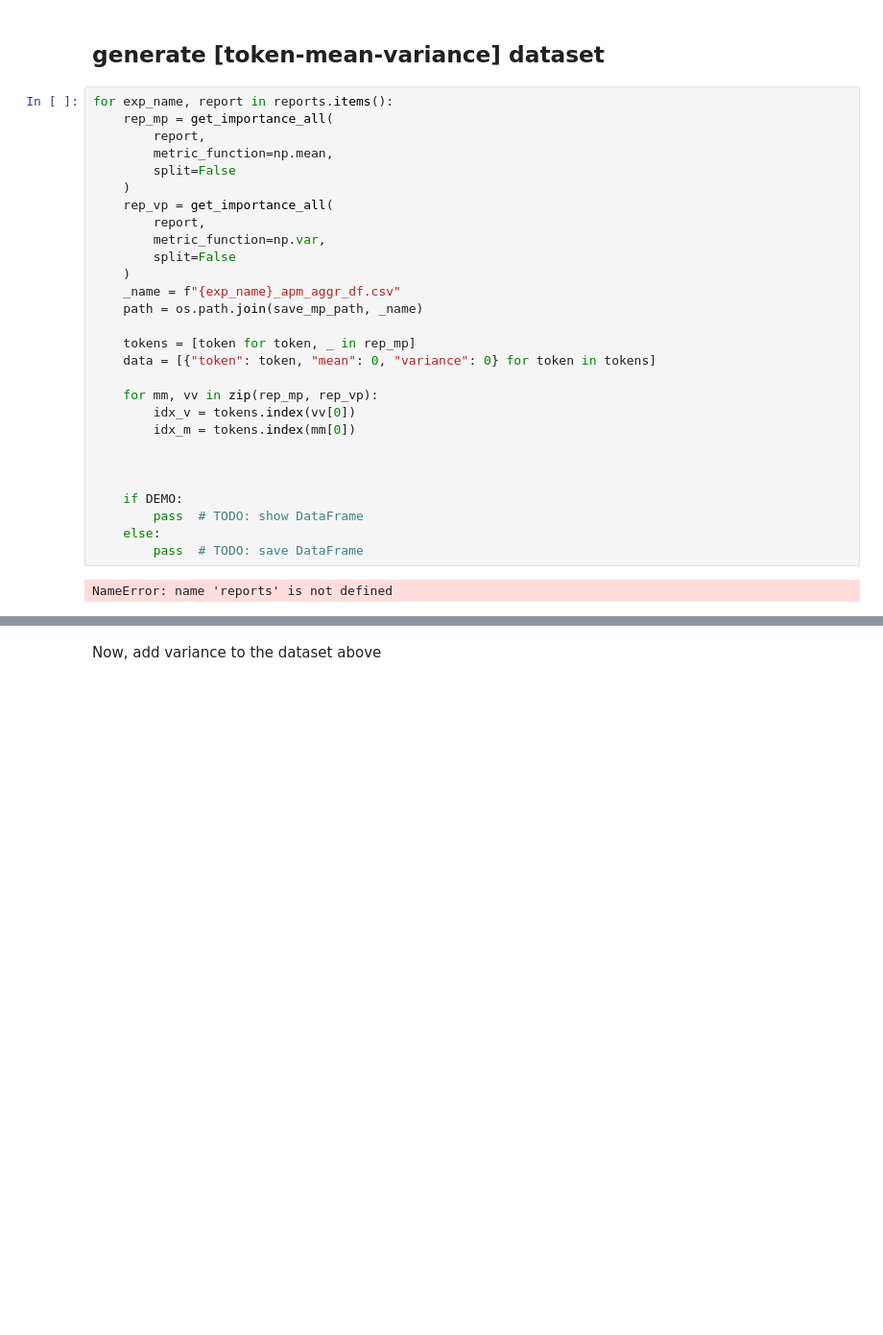
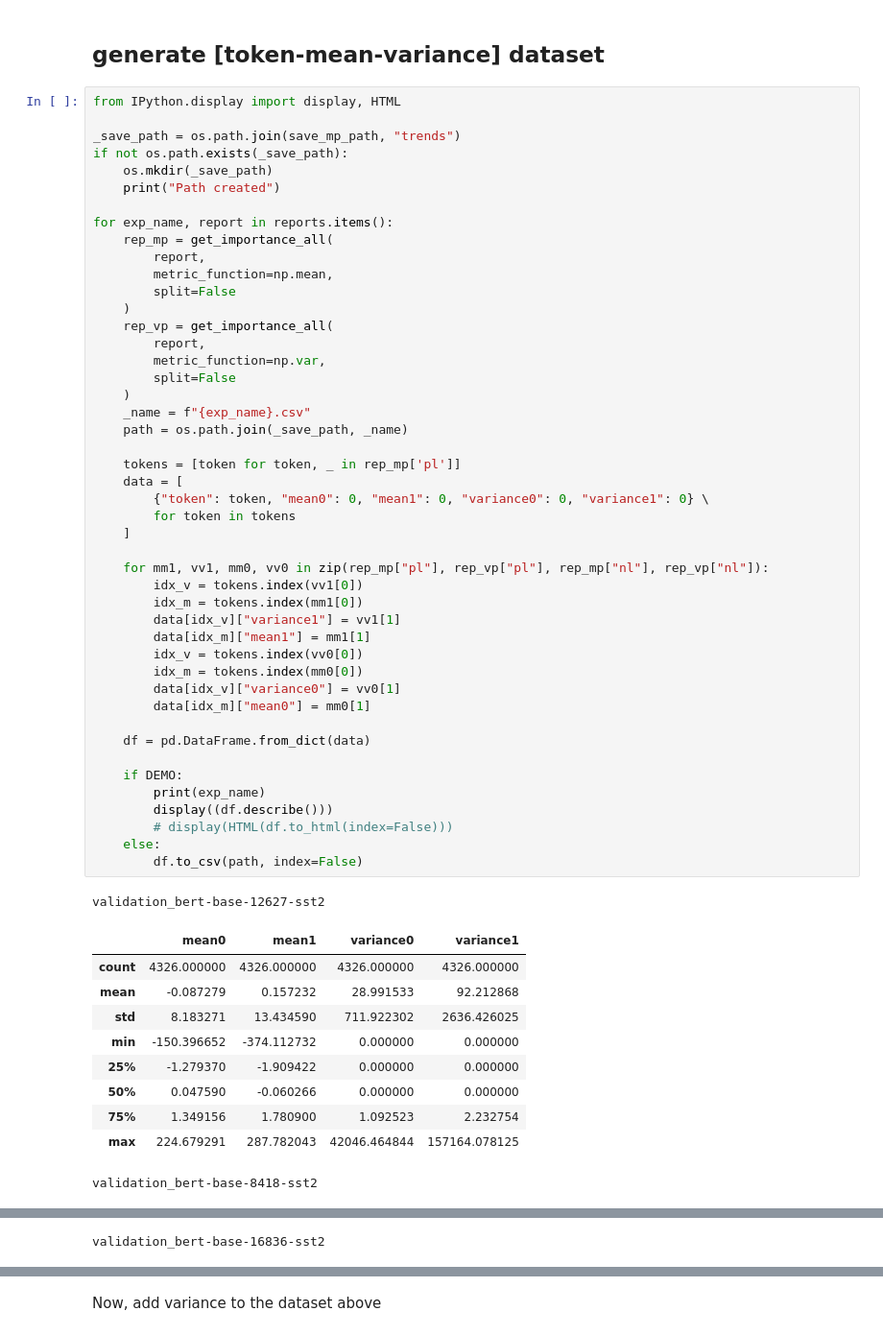
Before and after one commit to Ipouyall/Token-analysis, a Jupyter notebook: DecompX_analysis_evaluation.ipynb, the cells around one changed output, grey strips where cells are left out. Shown at 96% size. Cells and saved outputs as stored; diff of their text form; blank space fills up the shorter version.

Commit message:
mean/var for reports

```diff
--- a/DecompX_analysis_evaluation.ipynb
+++ b/DecompX_analysis_evaluation.ipynb
@@ -419,32 +425,60 @@ for exp_name, report in reports.items():
 # %% [markdown]
 ## generate [token-mean-variance] dataset
 # %%
+from IPython.display import display, HTML
+
+_save_path = os.path.join(save_mp_path, "trends")
+if not os.path.exists(_save_path):
+    os.mkdir(_save_path)
+    print("Path created")
+
 for exp_name, report in reports.items():
     rep_mp = get_importance_all(
         report,
         metric_function=np.mean,
         split=False
     )
     rep_vp = get_importance_all(
         report,
         metric_function=np.var,
         split=False
     )
-    _name = f"{exp_name}_apm_aggr_df.csv"
-    path = os.path.join(save_mp_path, _name)
+    _name = f"{exp_name}.csv"
+    path = os.path.join(_save_path, _name)
 
-    tokens = [token for token, _ in rep_mp]
-    data = [{"token": token, "mean": 0, "variance": 0} for token in tokens]
+    tokens = [token for token, _ in rep_mp['pl']]
+    data = [
+        {"token": token, "mean0": 0, "mean1": 0, "variance0": 0, "variance1": 0} \
+        for token in tokens
+    ]
 
-    for mm, vv in zip(rep_mp, rep_vp):
-        idx_v = tokens.index(vv[0])
-        idx_m = tokens.index(mm[0])
+    for mm1, vv1, mm0, vv0 in zip(rep_mp["pl"], rep_vp["pl"], rep_mp["nl"], rep_vp["nl"]):
+        idx_v = tokens.index(vv1[0])
+        idx_m = tokens.index(mm1[0])
+        data[idx_v]["variance1"] = vv1[1]
+        data[idx_m]["mean1"] = mm1[1]
+        idx_v = tokens.index(vv0[0])
+        idx_m = tokens.index(mm0[0])
+        data[idx_v]["variance0"] = vv0[1]
+        data[idx_m]["mean0"] = mm0[1]
 
-
+    df = pd.DataFrame.from_dict(data)
 
     if DEMO:
-        pass  # TODO: show DataFrame
+        print(exp_name)
+        display((df.describe()))
+        # display(HTML(df.to_html(index=False)))
     else:
-        pass  # TODO: save DataFrame
+        df.to_csv(path, index=False)
 # %% [output]
-NameError: name 'reports' is not defined
+validation_bert-base-12627-sst2
+|  | mean0 | mean1 | variance0 | variance1 |
+| count | 4326.000000 | 4326.000000 | 4326.000000 | 4326.000000 |
+| mean | -0.087279 | 0.157232 | 28.991533 | 92.212868 |
+| std | 8.183271 | 13.434590 | 711.922302 | 2636.426025 |
+| min | -150.396652 | -374.112732 | 0.000000 | 0.000000 |
+| 25% | -1.279370 | -1.909422 | 0.000000 | 0.000000 |
+| 50% | 0.047590 | -0.060266 | 0.000000 | 0.000000 |
+| 75% | 1.349156 | 1.780900 | 1.092523 | 2.232754 |
+| max | 224.679291 | 287.782043 | 42046.464844 | 157164.078125 |
+validation_bert-base-8418-sst2
@@ -450,0 +494 @@ NameError: name 'reports' is not defined
+validation_bert-base-16836-sst2
```
Also changed, not shown: parts of 4 cells of this notebook.
